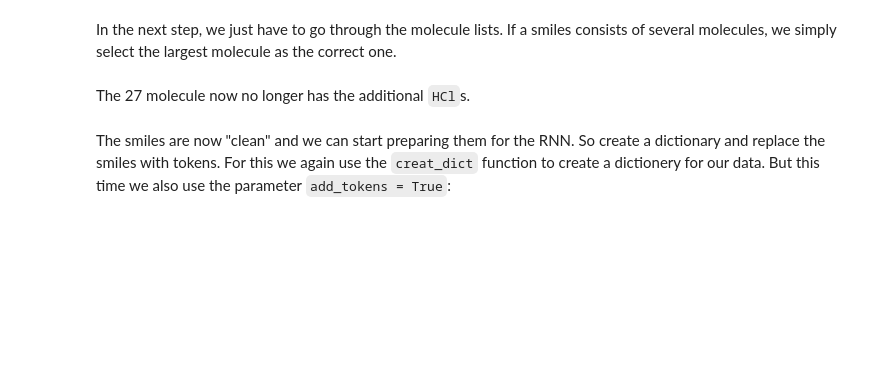
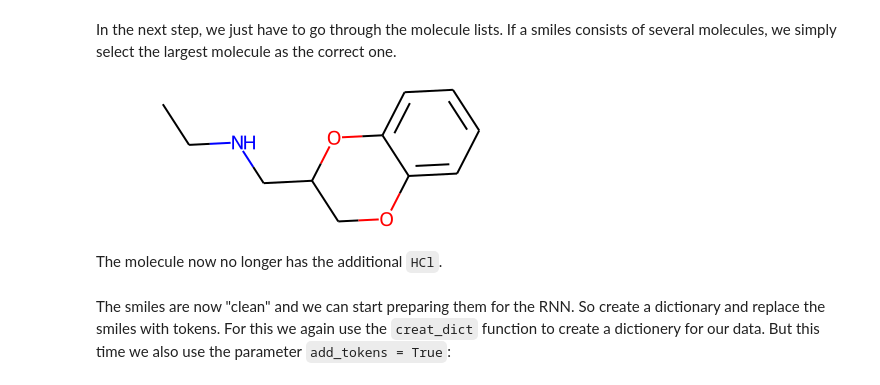
Before and after one commit to kochgroup/intro_pharma_ai, a Jupyter notebook: Notebooks_EN/12 - Autoencoders.ipynb, the cells around one changed output. Saved outputs shown, nothing was run; the diff lists cells and outputs as text; code cells hidden in the pictures; blank space fills up the shorter version.

```diff
--- a/Notebooks_EN/12 - Autoencoders.ipynb
+++ b/Notebooks_EN/12 - Autoencoders.ipynb
@@ -187,11 +243,13 @@ In the next step, we just have to go through the molecule lists. If a smiles con
 # %%
 filtered_smiles =[]
 for mol_list in sub_molecules:
     filtered_smiles.append(mol_list[np.argmax([len(x) for x in mol_list])])
 
-Chem.MolFromSmiles(filtered_smiles[26])
+Chem.MolFromSmiles(filtered_smiles[60])
+# %% [output]
+[figure, added]
 # %% [markdown]
-The 27 molecule now no longer has the additional `HCl`s.
+The molecule now no longer has the additional `HCl`.
 # %% [markdown]
 The smiles are now "clean" and we can start preparing them for the RNN. So create a dictionary and replace the smiles with tokens. For this we again use the `creat_dict` function to create a dictionery for our data. But this time we also use the parameter `add_tokens = True`:
 # %%
```
Also changed, not shown: parts of 34 cells of this notebook, 3 other files.
